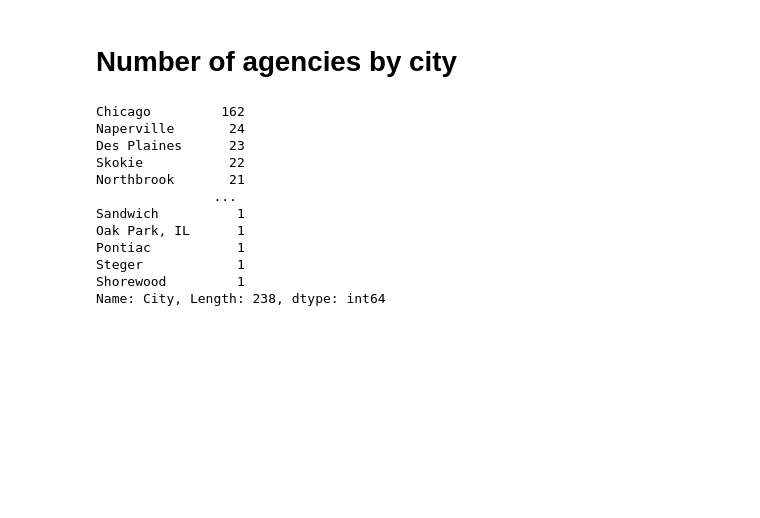
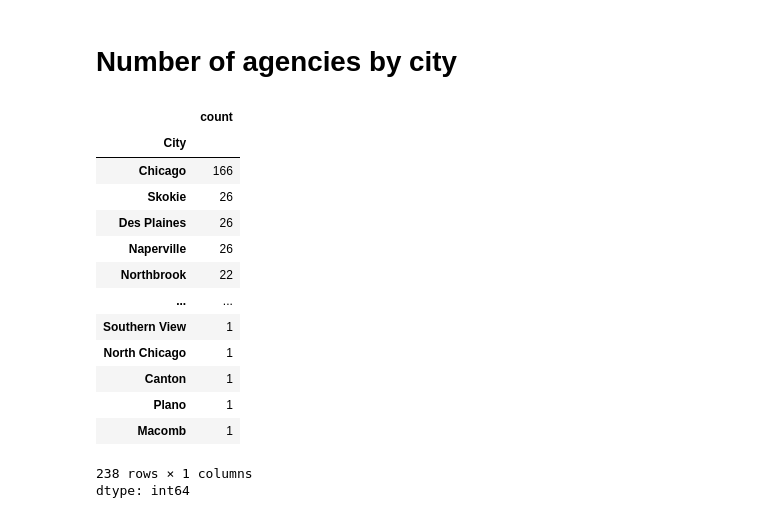
Before and after one commit to alwz1/Home-Services-Agencies-Illinois, a Jupyter notebook: HC_agencies_IL.ipynb, the cells around one changed output. Saved outputs shown, nothing was run; the diff lists cells and outputs as text; code cells hidden in the pictures; blank space fills up the shorter version.

```diff
--- a/HC_agencies_IL.ipynb
+++ b/HC_agencies_IL.ipynb
@@ -226,18 +225,22 @@ fig.show()
 # %% [markdown]
 # Number of agencies by city
 # %%
-df_1['City'].value_counts()
+df_count = df_1['City'].value_counts()
+df_count
 # %% [output]
+|  | count |
+| City |  |
+| Chicago | 166 |
+| Skokie | 26 |
+| Des Plaines | 26 |
+| Naperville | 26 |
+| Northbrook | 22 |
+| ... | ... |
+| Southern View | 1 |
+| North Chicago | 1 |
+| Canton | 1 |
+| Plano | 1 |
+| Macomb | 1 |
-Chicago         162
-Naperville       24
-Des Plaines      23
-Skokie           22
-Northbrook       21
-               ...
-Sandwich          1
-Oak Park, IL      1
-Pontiac           1
-Steger            1
-Shorewood         1
-Name: City, Length: 238, dtype: int64
+238 rows × 1 columns
+dtype: int64
 # %%
```
Also changed, not shown: parts of 7 cells of this notebook.
